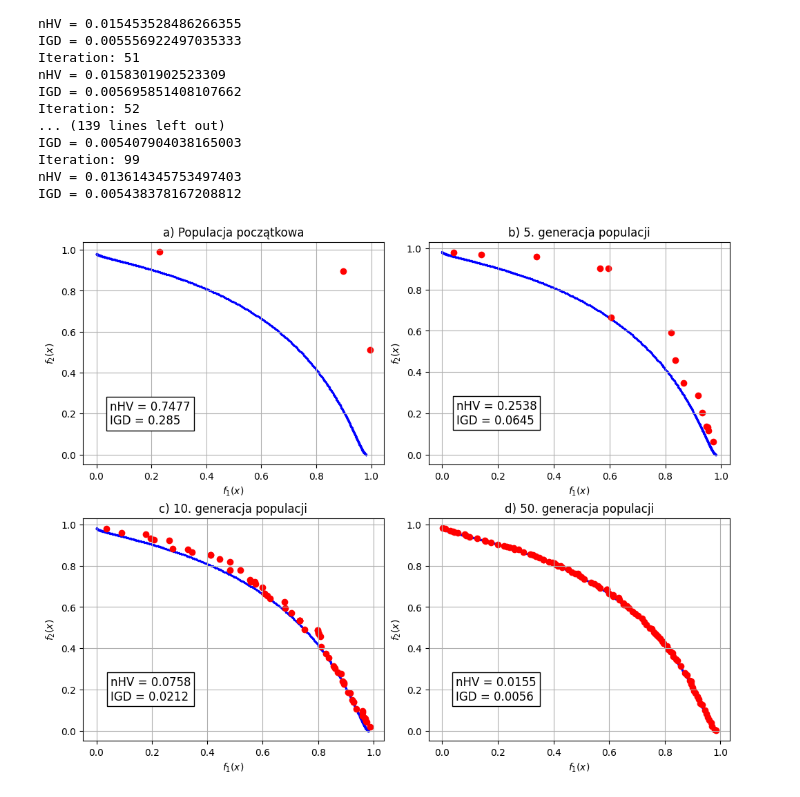
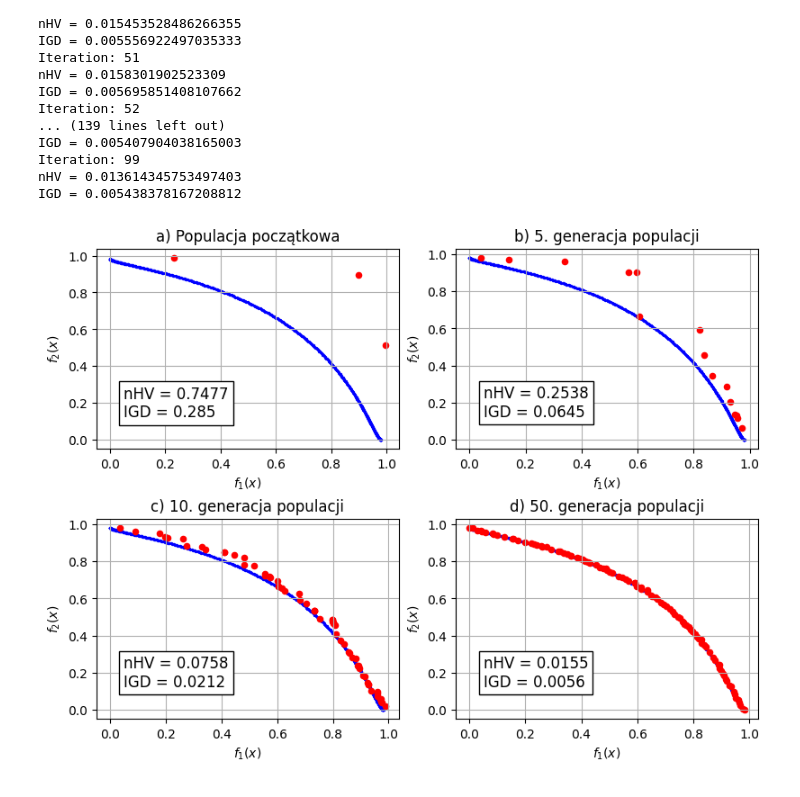
Before and after one commit to bernardopala/moea, a Jupyter notebook: fonseca_selected_generations.ipynb, the cells around one changed output. Cells and saved outputs as stored; diff of their text form; code cells hidden in the pictures.

Commit message:
Update visual properties of chart for selected solution generations. Add saving chart to file. Replace paper reference to saved chart file and reference to jMetal version.

```diff
--- a/fonseca_selected_generations.ipynb
+++ b/fonseca_selected_generations.ipynb
@@ -149,8 +149,10 @@ fun50_nhv = nhv.compute(fun50)
 fun50_igd = igd.compute(fun50)
 
 
-fig, axes = plt.subplots(nrows=2, ncols=2, figsize=(10, 8), constrained_layout=True)
+fig, axes = plt.subplots(nrows=2, ncols=2, figsize=(8, 6), constrained_layout=True)
 bbox_props = dict(boxstyle='square', facecolor='w', alpha=1)
+ref_s = 2
+fun_s = 20
 ndigits = 4
 legend_h = 0.05
 legend_v = 0.2
@@ -159,39 +161,40 @@ plt.subplot(221) # (rows-columns-index)
 plt.xlabel("$f_1{(x)}$")
 plt.ylabel("$f_2{(x)}$")
 plt.grid(True)
-plt.scatter(ref_x, ref_y, marker="o", facecolors='blue', s=2)
-plt.scatter(fun1_x, fun1_y, marker="o", facecolors='red')
+plt.scatter(ref_x, ref_y, marker="o", facecolors='blue', s=ref_s)
+plt.scatter(fun1_x, fun1_y, marker="o", facecolors='red', s=fun_s)
 plt.title('a) Populacja początkowa')
 plt.text(legend_h, legend_v, f'nHV = {round(fun1_nhv, ndigits)}\nIGD = {round(fun1_igd, ndigits)}', ha='left', va='center', size=12, bbox=bbox_props)
 
 plt.subplot(222)
 plt.xlabel("$f_1{(x)}$")
 plt.ylabel("$f_2{(x)}$")
 plt.grid(True)
-plt.scatter(ref_x, ref_y, marker="o", facecolors='blue', s=2)
-plt.scatter(fun5_x, fun5_y, marker="o", facecolors='red')
+plt.scatter(ref_x, ref_y, marker="o", facecolors='blue', s=ref_s)
+plt.scatter(fun5_x, fun5_y, marker="o", facecolors='red', s=fun_s)
 plt.title('b) 5. generacja populacji')
 plt.text(legend_h, legend_v, f'nHV = {round(fun5_nhv, ndigits)}\nIGD = {round(fun5_igd, ndigits)}', ha='left', va='center', size=12, bbox=bbox_props)
 
 plt.subplot(223)
 plt.xlabel("$f_1{(x)}$")
 plt.ylabel("$f_2{(x)}$")
 plt.grid(True)
-plt.scatter(ref_x, ref_y, marker="o", facecolors='blue', s=2)
-plt.scatter(fun10_x, fun10_y, marker="o", facecolors='red')
+plt.scatter(ref_x, ref_y, marker="o", facecolors='blue', s=ref_s)
+plt.scatter(fun10_x, fun10_y, marker="o", facecolors='red', s=fun_s)
 plt.title('c) 10. generacja populacji')
 plt.text(legend_h, legend_v, f'nHV = {round(fun10_nhv, ndigits)}\nIGD = {round(fun10_igd, ndigits)}', ha='left', va='center', size=12, bbox=bbox_props)
 
 
 plt.subplot(224)
 plt.xlabel("$f_1{(x)}$")
 plt.ylabel("$f_2{(x)}$")
 plt.grid(True)
-plt.scatter(ref_x, ref_y, marker="o", facecolors='blue', s=2)
-plt.scatter(fun50_x, fun50_y, marker="o", facecolors='red')
+plt.scatter(ref_x, ref_y, marker="o", facecolors='blue', s=ref_s)
+plt.scatter(fun50_x, fun50_y, marker="o", facecolors='red', s=fun_s)
 plt.title('d) 50. generacja populacji')
 plt.text(legend_h, legend_v, f'nHV = {round(fun50_nhv, ndigits)}\nIGD = {round(fun50_igd, ndigits)}', ha='left', va='center', size=12, bbox=bbox_props)
 
+fig.savefig('img/nsgaII_fonseca.png')
 plt.show()
 # %% [output]
-[figure, old version]
+[figure, new version]
```
Also changed, not shown: 2 other files.
